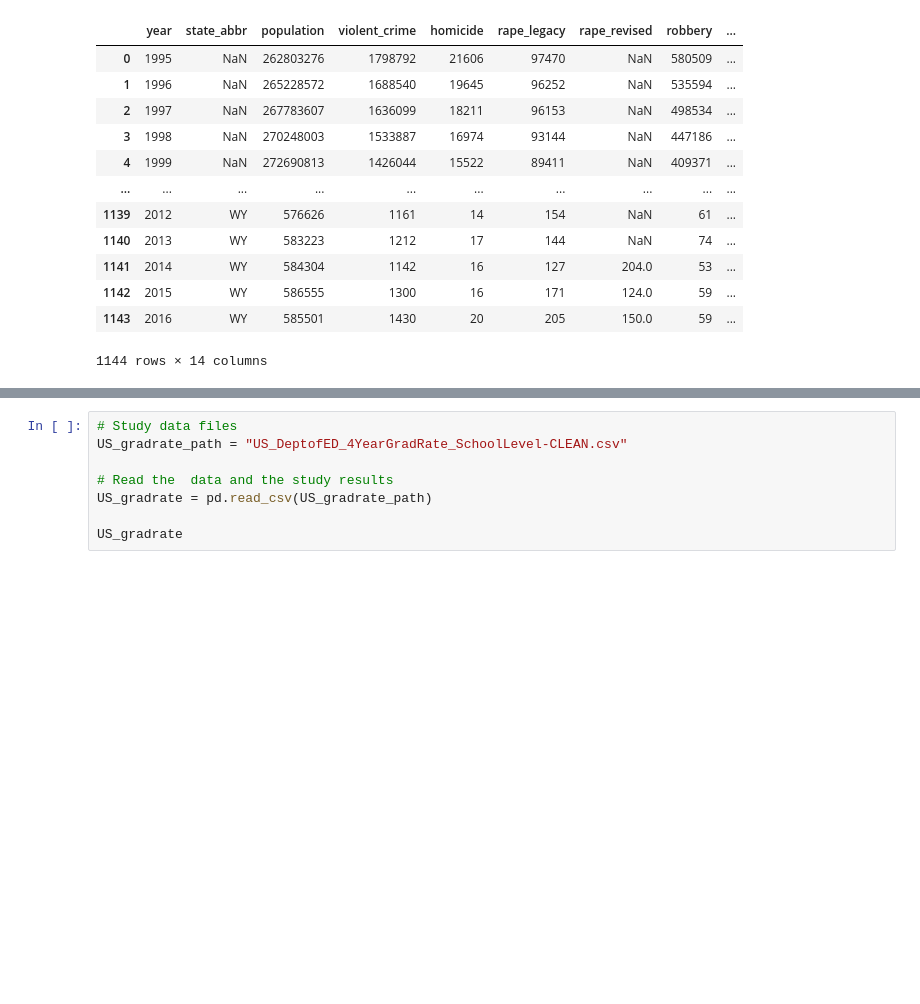
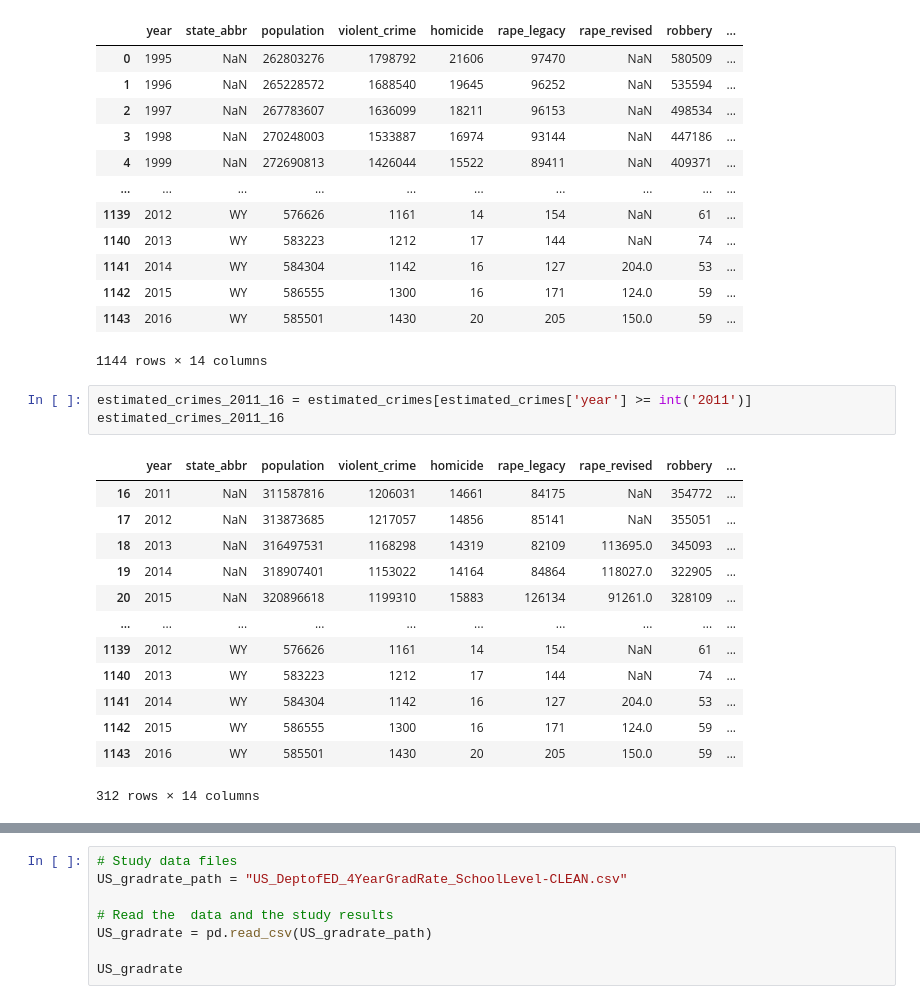
Before and after one commit to klcurtiss/Project1work, a Jupyter notebook: Rutgers DataBootcamp Project1.ipynb, the cells around one changed output, grey strips where cells are left out. Saved outputs shown, nothing was run; the diff lists cells and outputs as text; blank space fills up the shorter version.

```diff
--- a/Rutgers DataBootcamp Project1.ipynb
+++ b/Rutgers DataBootcamp Project1.ipynb
@@ -29,3 +29,20 @@ estimated_crimes
 | 1142 | 2015 | WY | 586555 | 1300 | 16 | 171 | 124.0 | 59 | ... |
 | 1143 | 2016 | WY | 585501 | 1430 | 20 | 205 | 150.0 | 59 | ... |
 1144 rows × 14 columns
+# %%
+estimated_crimes_2011_16 = estimated_crimes[estimated_crimes['year'] >= int('2011')]
+estimated_crimes_2011_16
+# %% [output]
+|  | year | state_abbr | population | violent_crime | homicide | rape_legacy | rape_revised | robbery | ... |
+| 16 | 2011 | NaN | 311587816 | 1206031 | 14661 | 84175 | NaN | 354772 | ... |
+| 17 | 2012 | NaN | 313873685 | 1217057 | 14856 | 85141 | NaN | 355051 | ... |
+| 18 | 2013 | NaN | 316497531 | 1168298 | 14319 | 82109 | 113695.0 | 345093 | ... |
+| 19 | 2014 | NaN | 318907401 | 1153022 | 14164 | 84864 | 118027.0 | 322905 | ... |
+| 20 | 2015 | NaN | 320896618 | 1199310 | 15883 | 126134 | 91261.0 | 328109 | ... |
+| ... | ... | ... | ... | ... | ... | ... | ... | ... | ... |
+| 1139 | 2012 | WY | 576626 | 1161 | 14 | 154 | NaN | 61 | ... |
+| 1140 | 2013 | WY | 583223 | 1212 | 17 | 144 | NaN | 74 | ... |
+| 1141 | 2014 | WY | 584304 | 1142 | 16 | 127 | 204.0 | 53 | ... |
+| 1142 | 2015 | WY | 586555 | 1300 | 16 | 171 | 124.0 | 59 | ... |
+| 1143 | 2016 | WY | 585501 | 1430 | 20 | 205 | 150.0 | 59 | ... |
+312 rows × 14 columns
```
Also changed, not shown: parts of 3 cells of this notebook.
